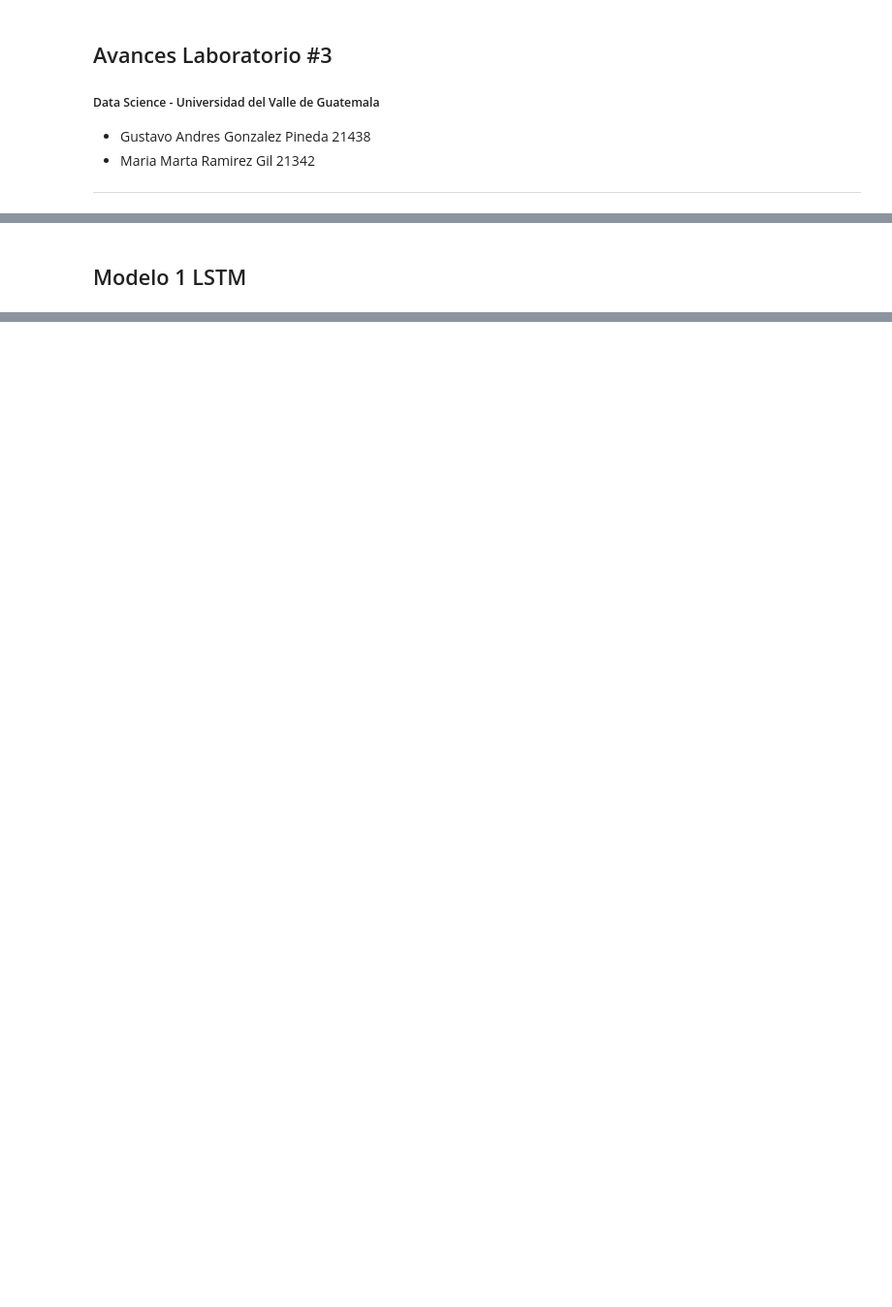
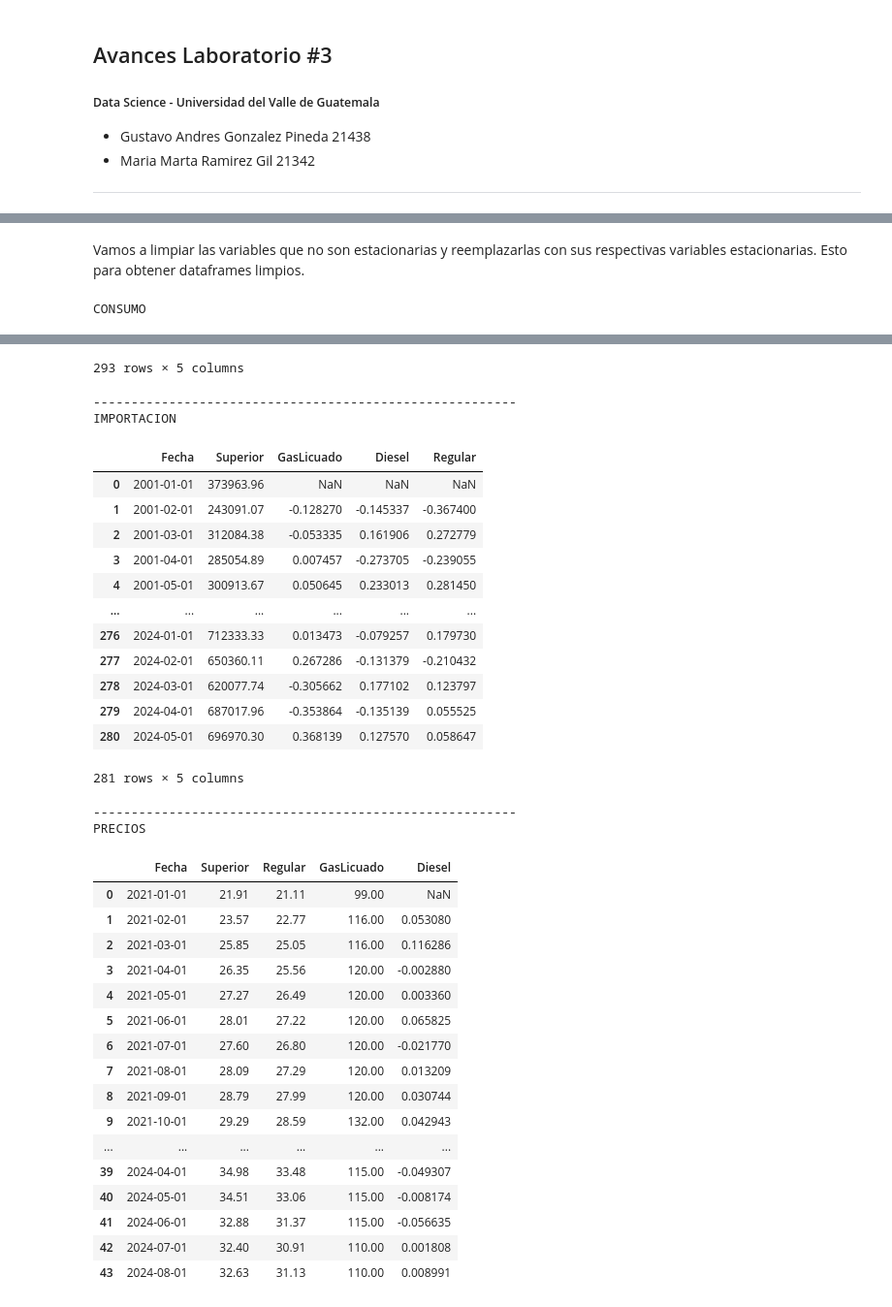
Before and after one commit to mariaRam2003/Laboratorio3-DataScience, a Jupyter notebook: AVANCES.ipynb, the cells around one changed output, grey strips where cells are left out. Shown at 97% size. Drawn from its saved outputs; the diff is of its cells as text; code cells hidden in the pictures; blank space fills up the shorter version.

```diff
--- a/AVANCES.ipynb
+++ b/AVANCES.ipynb
@@ -82,2 +104,0 @@ PRECIOS
-# %% [markdown]
-## Modelo 1 LSTM
@@ -124,0 +105,32 @@ class LSTMModel(nn.Module):
+# %% [markdown]
+Vamos a limpiar las variables que no son estacionarias y reemplazarlas con sus respectivas variables estacionarias. Esto para obtener dataframes limpios.
+# %%
+# CONSUMO.csv
+# botar las columnas GasLicuado, Diesel, Regular, Superior, GasLicuado_log, Diesel_log, Regular_log, Superior_log
+consumo = consumo.drop(columns=['GasLicuado', 'Diesel', 'Regular', 'Superior', 'GasLicuado_log', 'Diesel_log', 'Regular_log', 'Superior_log'])
+# renombrar las columnas
+consumo = consumo.rename(columns={'GasLicuado_diff': 'GasLicuado', 'Diesel_diff': 'Diesel', 'Regular_diff': 'Regular', 'Superior_diff': 'Superior'})
+print("CONSUMO")
+display(consumo)
+print()
+print ("--------------------------------------------------------")
+
+# IMPORTACION.csv
+# botar las columnas GasLicuado_log, GasLicuado, Diesel_log, Diesel, Regular_log, Regular
+importacion = importacion.drop(columns=['GasLicuado_log', 'GasLicuado', 'Diesel_log', 'Diesel', 'Regular_log', 'Regular'])
+# renombrar las columnas
+importacion = importacion.rename(columns={'GasLicuado_diff': 'GasLicuado', 'Diesel_diff': 'Diesel', 'Regular_diff': 'Regular'})
+print("IMPORTACION")
+display(importacion)
+print()
+print ("--------------------------------------------------------")
+
+# PRECIOS.csv
+# botar las columnas Diesel_log, Diesel
+precios = precios.drop(columns=['Diesel_log', 'Diesel'])
+# renombrar las columnas
+precios = precios.rename(columns={'Diesel_diff': 'Diesel'})
+print("PRECIOS")
+display(precios)
+# %% [output]
+CONSUMO
@@ -124,0 +149,35 @@ class LSTMModel(nn.Module):
+293 rows × 5 columns
+--------------------------------------------------------
+IMPORTACION
+|  | Fecha | Superior | GasLicuado | Diesel | Regular |
+| 0 | 2001-01-01 | 373963.96 | NaN | NaN | NaN |
+| 1 | 2001-02-01 | 243091.07 | -0.128270 | -0.145337 | -0.367400 |
+| 2 | 2001-03-01 | 312084.38 | -0.053335 | 0.161906 | 0.272779 |
+| 3 | 2001-04-01 | 285054.89 | 0.007457 | -0.273705 | -0.239055 |
+| 4 | 2001-05-01 | 300913.67 | 0.050645 | 0.233013 | 0.281450 |
+| ... | ... | ... | ... | ... | ... |
+| 276 | 2024-01-01 | 712333.33 | 0.013473 | -0.079257 | 0.179730 |
+| 277 | 2024-02-01 | 650360.11 | 0.267286 | -0.131379 | -0.210432 |
+| 278 | 2024-03-01 | 620077.74 | -0.305662 | 0.177102 | 0.123797 |
+| 279 | 2024-04-01 | 687017.96 | -0.353864 | -0.135139 | 0.055525 |
+| 280 | 2024-05-01 | 696970.30 | 0.368139 | 0.127570 | 0.058647 |
+281 rows × 5 columns
+--------------------------------------------------------
+PRECIOS
+|  | Fecha | Superior | Regular | GasLicuado | Diesel |
+| 0 | 2021-01-01 | 21.91 | 21.11 | 99.00 | NaN |
+| 1 | 2021-02-01 | 23.57 | 22.77 | 116.00 | 0.053080 |
+| 2 | 2021-03-01 | 25.85 | 25.05 | 116.00 | 0.116286 |
+| 3 | 2021-04-01 | 26.35 | 25.56 | 120.00 | -0.002880 |
+| 4 | 2021-05-01 | 27.27 | 26.49 | 120.00 | 0.003360 |
+| 5 | 2021-06-01 | 28.01 | 27.22 | 120.00 | 0.065825 |
+| 6 | 2021-07-01 | 27.60 | 26.80 | 120.00 | -0.021770 |
+| 7 | 2021-08-01 | 28.09 | 27.29 | 120.00 | 0.013209 |
+| 8 | 2021-09-01 | 28.79 | 27.99 | 120.00 | 0.030744 |
+| 9 | 2021-10-01 | 29.29 | 28.59 | 132.00 | 0.042943 |
+| ... | ... | ... | ... | ... | ... |
+| 39 | 2024-04-01 | 34.98 | 33.48 | 115.00 | -0.049307 |
+| 40 | 2024-05-01 | 34.51 | 33.06 | 115.00 | -0.008174 |
+| 41 | 2024-06-01 | 32.88 | 31.37 | 115.00 | -0.056635 |
+| 42 | 2024-07-01 | 32.40 | 30.91 | 110.00 | 0.001808 |
+| 43 | 2024-08-01 | 32.63 | 31.13 | 110.00 | 0.008991 |
```
Also changed, not shown: parts of 45 cells of this notebook, 3 other files.
